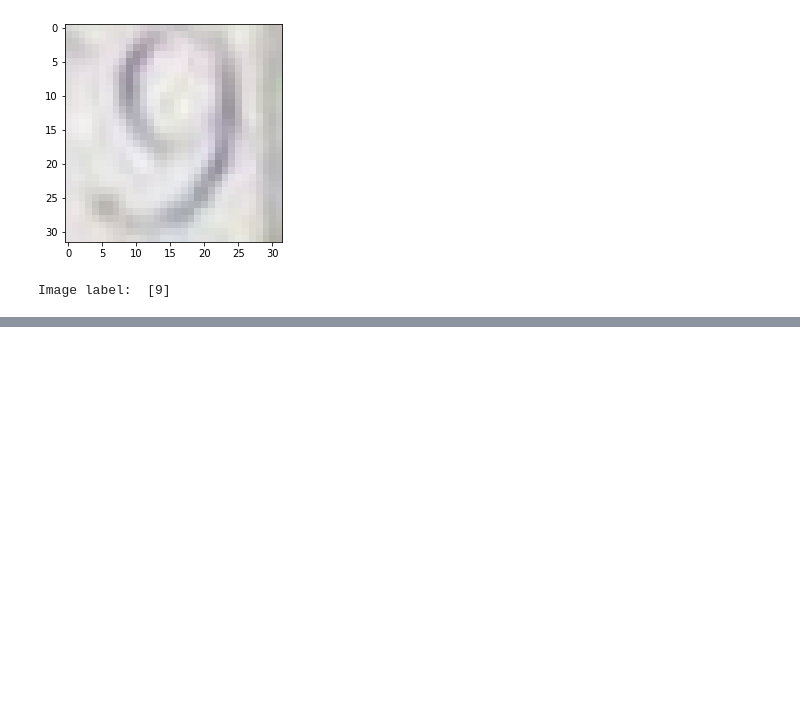
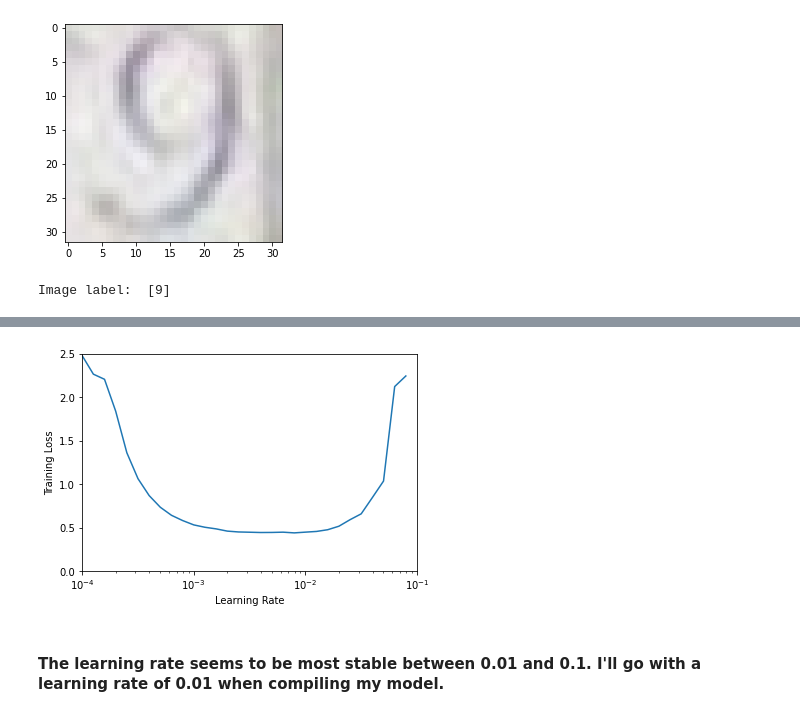
Before and after one commit to jabsneve/Computer_Vision_Capstone, a Jupyter notebook: Notebooks/CV Modeling.ipynb, the cells around one changed output, grey strips where cells are left out. Saved outputs shown, nothing was run; the diff lists cells and outputs as text; code cells hidden in the pictures; blank space fills up the shorter version.

```diff
--- a/Notebooks/CV Modeling.ipynb
+++ b/Notebooks/CV Modeling.ipynb
@@ -56,5 +81,7 @@ test_labels = lb.fit_transform(test_labels)
 # %%
-datagen = ImageDataGenerator(rotation_range=8,
+# implement ImageDataGenerator to augment the images to easily create more data
+
+augdata = ImageDataGenerator(rotation_range=8,
                              zoom_range=[0.95, 1.05],
                              height_shift_range=0.10,
                              shear_range=0.15)
@@ -62,0 +152,8 @@ X_train, X_valid, y_train, y_valid = train_test_split(train_img, train_labels, t
+# %%
+# fit the model implementing lr_schedule for future plotting of the learning rates
+
+lr_report = lr_model.fit(augdata.flow(X_train, y_train, batch_size=128),
+                         epochs=30,
+                         validation_data=(X_valid, y_valid),
+                         callbacks=[lr_schedule],
+                         verbose=2)
@@ -62,0 +178,12 @@ X_train, X_valid, y_train, y_valid = train_test_split(train_img, train_labels, t
+# %%
+# plot learning rate versus loss to visually determine the best learning rate
+
+plt.semilogx(lr_report.history['lr'], lr_report.history['loss'])
+plt.axis([0.0001, 0.1, 0, 2.5])
+plt.xlabel('Learning Rate')
+plt.ylabel('Training Loss')
+plt.show()
+# %% [output]
+[figure, added]
+# %% [markdown]
+#### The learning rate seems to be most stable between 0.01 and 0.1. I'll go with a learning rate of 0.01 when compiling my model.
```
Also changed, not shown: parts of 25 cells of this notebook.
